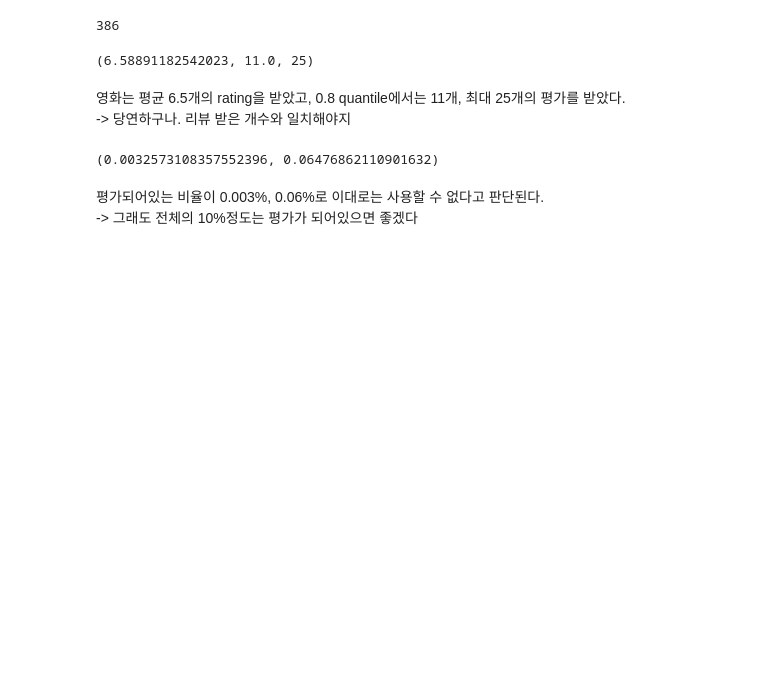
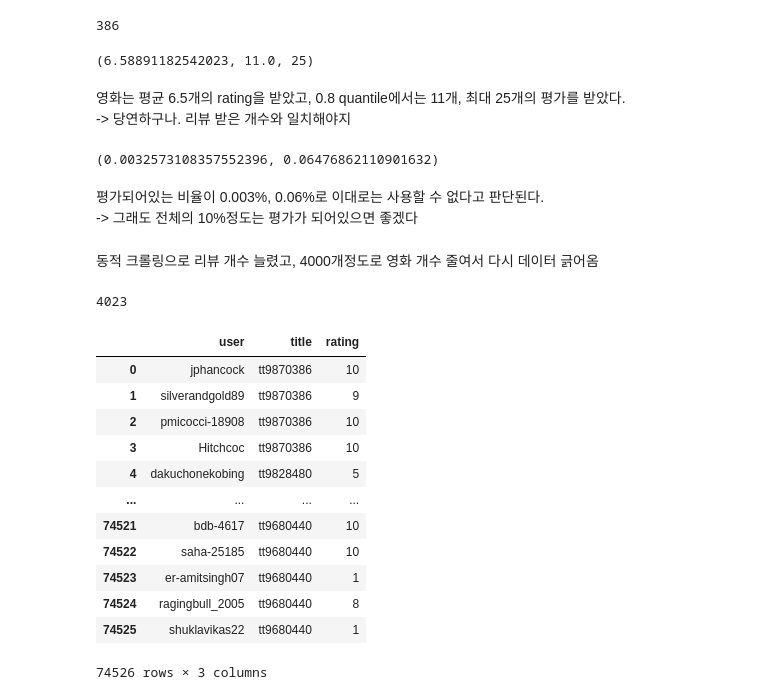
Before and after one commit to mkk4726/recsys-movie, a Jupyter notebook: MF/src/data_processing/get_user_rating_data.ipynb, the cells around one changed output. Saved outputs shown, nothing was run; the diff lists cells and outputs as text; code cells hidden in the pictures; blank space fills up the shorter version.

```diff
--- a/MF/src/data_processing/get_user_rating_data.ipynb
+++ b/MF/src/data_processing/get_user_rating_data.ipynb
@@ -123,3 +123,9 @@ np.mean(count_list) / pivot_table.shape[0] * 100, np.mean(title_cnt_list) / pivo
 # %% [markdown]
 평가되어있는 비율이 0.003%, 0.06%로 이대로는 사용할 수 없다고 판단된다.
 -> 그래도 전체의 10%정도는 평가가 되어있으면 좋겠다
+# %% [markdown]
+동적 크롤링으로 리뷰 개수 늘렸고, 4000개정도로 영화 개수 줄여서 다시 데이터 긁어옴
+# %%
+len(review_df)
+# %% [output]
+4023
@@ -125,0 +146,19 @@ np.mean(count_list) / pivot_table.shape[0] * 100, np.mean(title_cnt_list) / pivo
+# %%
+import pandas as pd
+
+user_title_rating_df = pd.DataFrame(review_list, columns=['user', 'title', 'rating'])
+user_title_rating_df
+# %% [output]
+|  | user | title | rating |
+| 0 | jphancock | tt9870386 | 10 |
+| 1 | silverandgold89 | tt9870386 | 9 |
+| 2 | pmicocci-18908 | tt9870386 | 10 |
+| 3 | Hitchcoc | tt9870386 | 10 |
+| 4 | dakuchonekobing | tt9828480 | 5 |
+| ... | ... | ... | ... |
+| 74521 | bdb-4617 | tt9680440 | 10 |
+| 74522 | saha-25185 | tt9680440 | 10 |
+| 74523 | er-amitsingh07 | tt9680440 | 1 |
+| 74524 | ragingbull_2005 | tt9680440 | 8 |
+| 74525 | shuklavikas22 | tt9680440 | 1 |
+74526 rows × 3 columns
```
Also changed, not shown: parts of 8 cells of this notebook, 3 other files.
